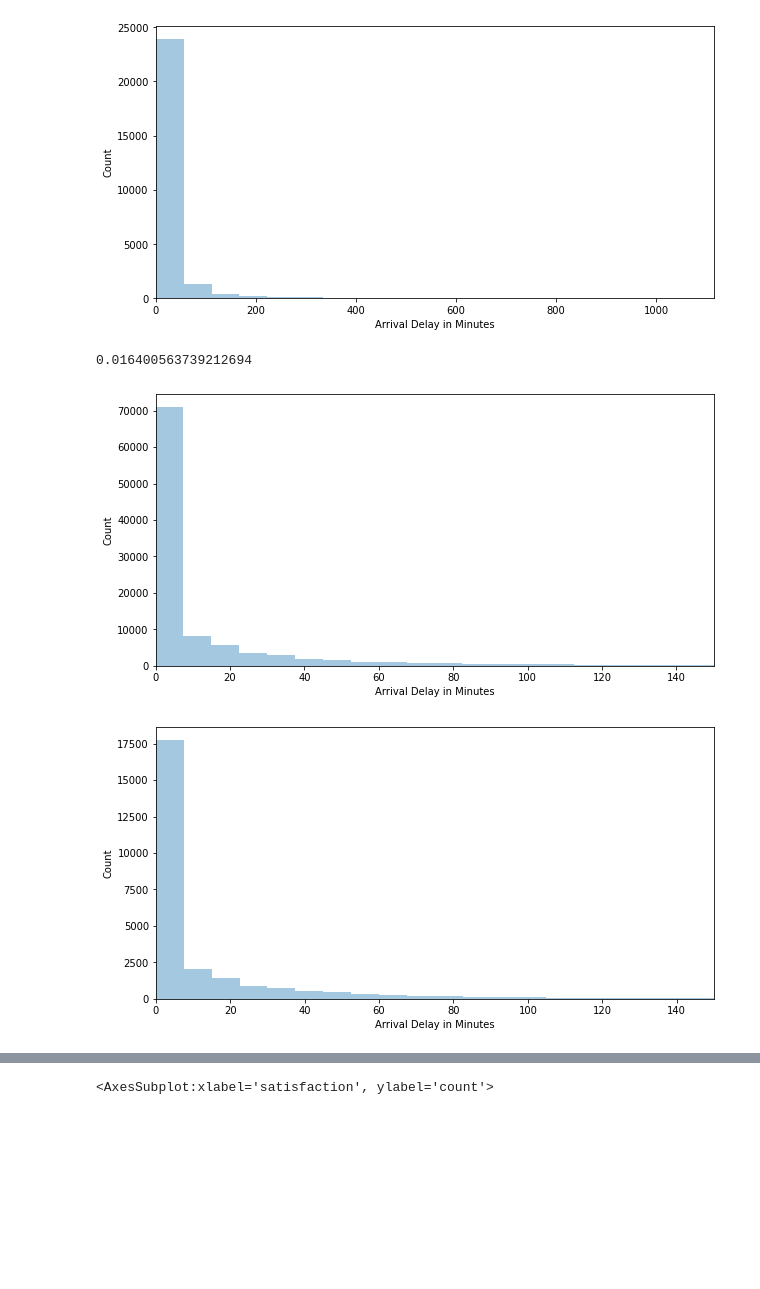
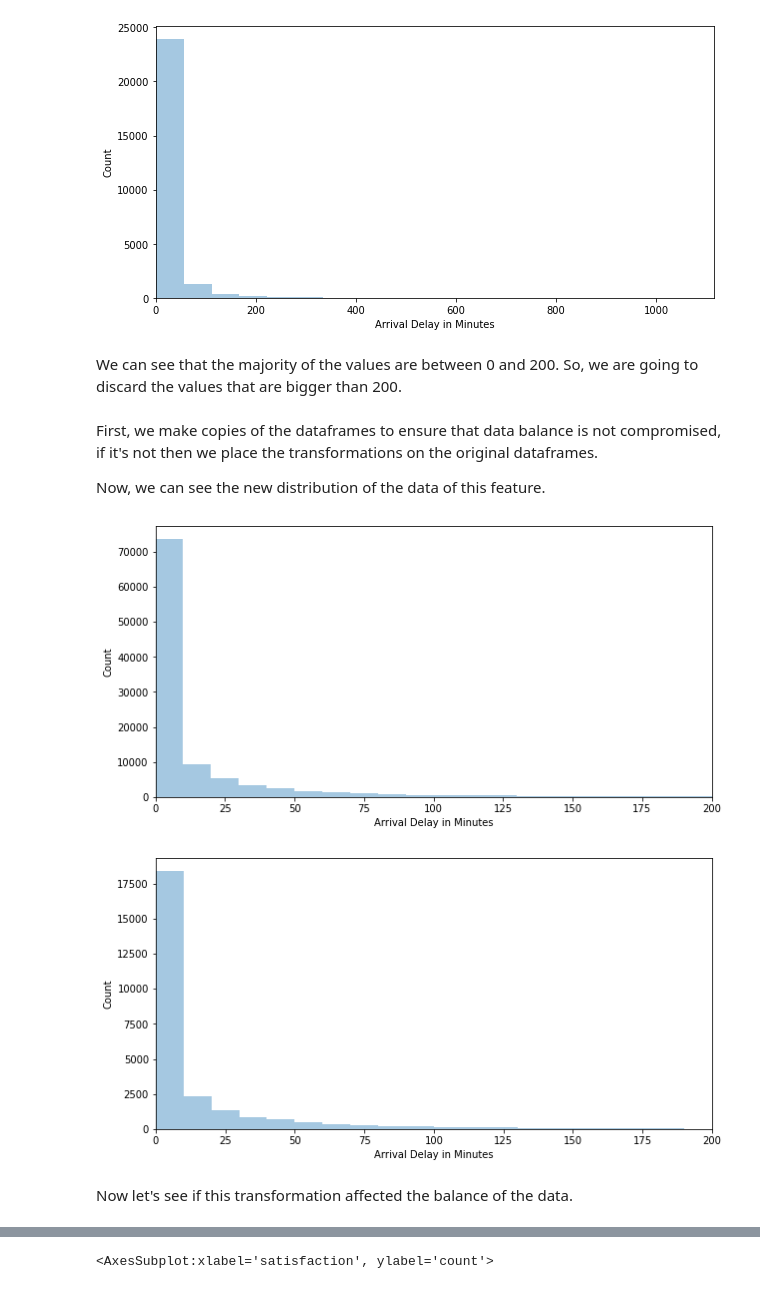
Before and after one commit to Portugapt/AAA-Explainability, a Jupyter notebook: source/2_preparation/2_airline_processing.ipynb, the cells around one changed output, grey strips where cells are left out. Saved outputs shown, nothing was run; the diff lists cells and outputs as text; code cells hidden in the pictures; blank space fills up the shorter version.

```diff
--- a/source/2_preparation/2_airline_processing.ipynb
+++ b/source/2_preparation/2_airline_processing.ipynb
@@ -54,36 +68,36 @@ plt.show()
 # %% [output]
 [figure]
 [figure]
+# %% [markdown]
+We can see that the majority of the values are between 0 and 200. So, we are going to discard the values that are bigger than 200.
+# %% [markdown]
+First, we make copies of the dataframes to ensure that data balance is not compromised, if it's not then we place the transformations on the original dataframes.
+
+Now, we can see the new distribution of the data of this feature.
 # %%
-contador = 0
-for i in df_airline_train_preprocessed['Arrival Delay in Minutes']:
-    if i > 150:
-        contador+=1
-
-print(contador/len(df_airline_train_preprocessed))
-
 df_airline_train_preprocessed_v1= df_airline_train_preprocessed.copy()
 df_airline_test_preprocessed_v1= df_airline_test_preprocessed.copy()
-df_airline_train_preprocessed_v1 = df_airline_train_preprocessed_v1[df_airline_train_preprocessed_v1['Arrival Delay in Minutes']<=150]
-df_airline_test_preprocessed_v1 = df_airline_test_preprocessed_v1[df_airline_test_preprocessed_v1['Arrival Delay in Minutes']<=150]
+df_airline_train_preprocessed_v1 = df_airline_train_preprocessed_v1[df_airline_train_preprocessed_v1['Arrival Delay in Minutes']<=200]
+df_airline_test_preprocessed_v1 = df_airline_test_preprocessed_v1[df_airline_test_preprocessed_v1['Arrival Delay in Minutes']<=200]
 
 plt.figure(figsize=(10,5))
 plt.xlim(0,max(df_airline_train_preprocessed_v1['Arrival Delay in Minutes'].unique()))
-plt.xlabel(str('Flight Distance'))
+plt.xlabel(str('Arrival Delay in Minutes'))
 plt.ylabel('Count')
 sns.distplot(df_airline_train_preprocessed_v1['Arrival Delay in Minutes'],bins=20,kde=False)
 plt.show()
 
 plt.figure(figsize=(10,5))
 plt.xlim(0,max(df_airline_test_preprocessed_v1['Arrival Delay in Minutes'].unique()))
-plt.xlabel(str('Flight Distance'))
+plt.xlabel(str('Arrival Delay in Minutes'))
 plt.ylabel('Count')
 sns.distplot(df_airline_test_preprocessed_v1['Arrival Delay in Minutes'],bins=20,kde=False)
 plt.show()
 # %% [output]
-0.016400563739212694
-[figure, old version]
+[figure, new version]
-[figure, old version]
+[figure, new version]
+# %% [markdown]
+Now let's see if this transformation affected the balance of the data.
 # %%
 sns.countplot(x = df_airline_train_preprocessed_v1['satisfaction'])
 # %% [output]
```
Also changed, not shown: parts of 22 cells of this notebook.
